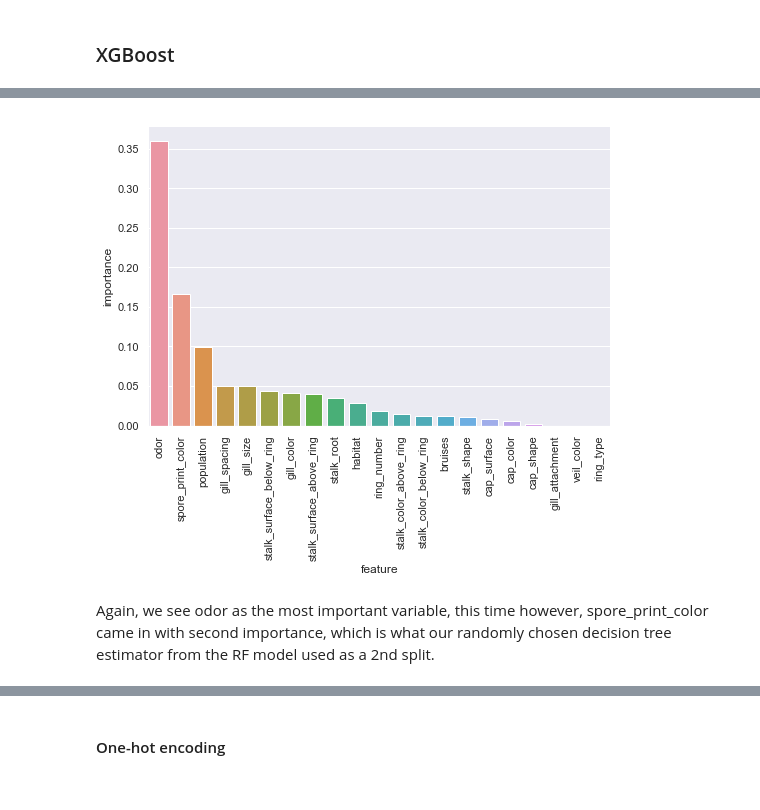
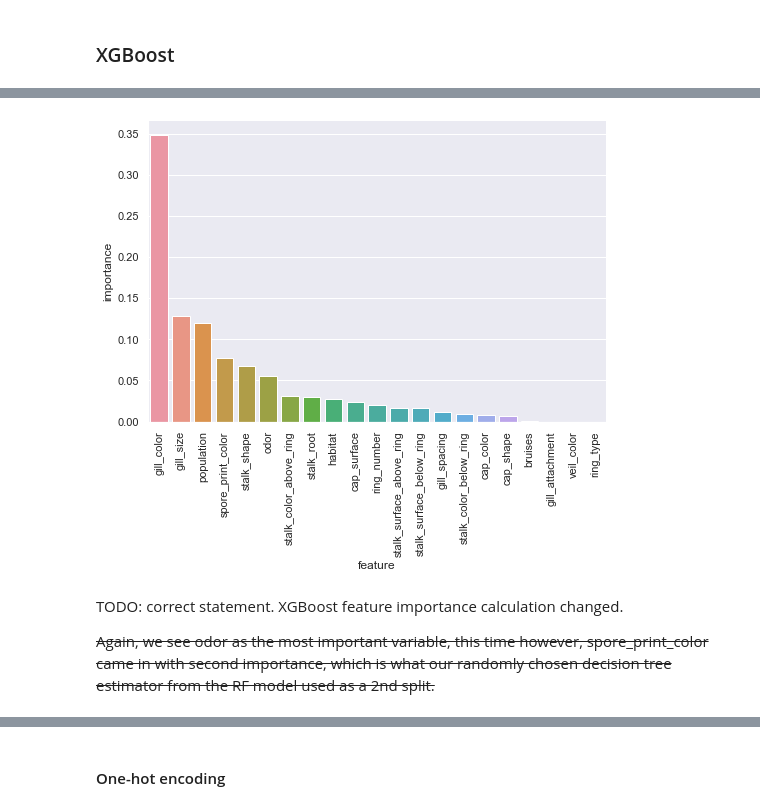
Before and after one commit to Rypo/notebooks, a Jupyter notebook: 7_xgboost_rf_agaricus.ipynb, the cells around one changed output, grey strips where cells are left out. Saved outputs shown, nothing was run; the diff lists cells and outputs as text; code cells hidden in the pictures.

```diff
--- a/7_xgboost_rf_agaricus.ipynb
+++ b/7_xgboost_rf_agaricus.ipynb
@@ -289,5 +294,5 @@ X_enc,y_enc = X.apply(lambda x: x.cat.codes), y.cat.codes # numericize
 # %%
-X_train, X_test, y_train, y_test = train_test_split(X_enc, y, test_size=.20, random_state=RS)
+X_train, X_test, y_train, y_test = train_test_split(X_enc, y_enc, test_size=.20, random_state=RS)
 # %% [markdown]
 dataset just using the categorical encoded dataset.
 # %%
@@ -515,7 +524,9 @@ avg / total       1.00      1.00      1.00      1624
 # %%
-fi = pd.DataFrame({'feature':X.columns,'importance':xgbc.feature_importances_}).sort_values(by='importance',ascending=False)
-sns.catplot(x='feature',y='importance',data=fi,kind='bar',aspect=1.5).set_xticklabels(rotation=90);
+xgbc_fi = pd.DataFrame({'feature':X.columns,'importance':xgbc.feature_importances_}).sort_values(by='importance',ascending=False)
+sns.catplot(x='feature',y='importance',data=xgbc_fi,kind='bar',aspect=1.5).set_xticklabels(rotation=90);
 # %% [output]
-[figure, old version]
+[figure, new version]
 # %% [markdown]
-Again, we see odor as the most important variable, this time however, spore_print_color came in with second importance, which is what our randomly chosen decision tree estimator from the RF model used as a 2nd split.
+TODO: correct statement. XGBoost feature importance calculation changed.
+
+~~Again, we see odor as the most important variable, this time however, spore_print_color came in with second importance, which is what our randomly chosen decision tree estimator from the RF model used as a 2nd split.~~
```
Also changed, not shown: parts of 50 cells of this notebook, 1 other file.
